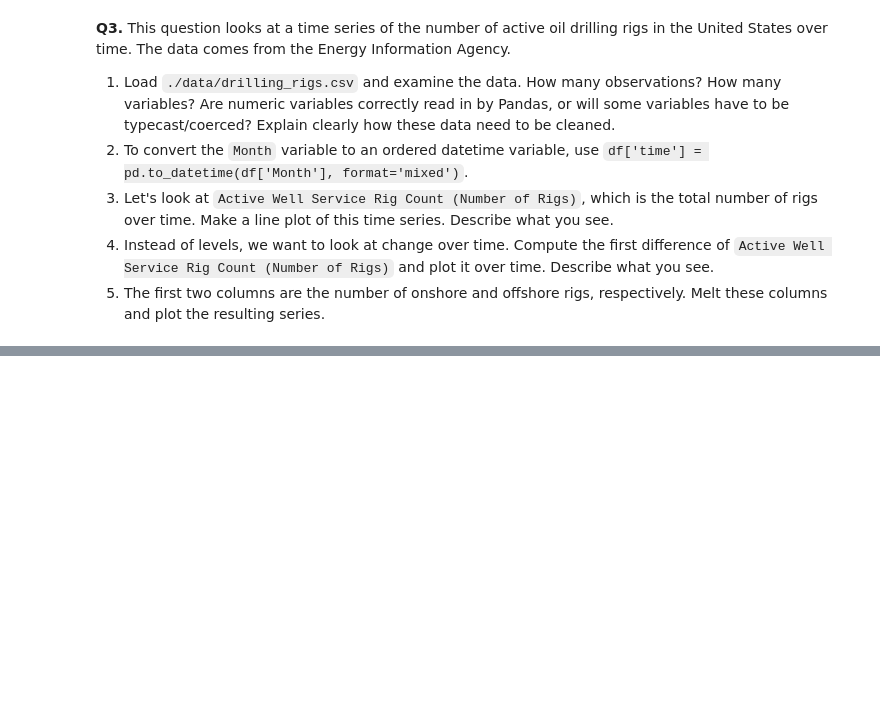
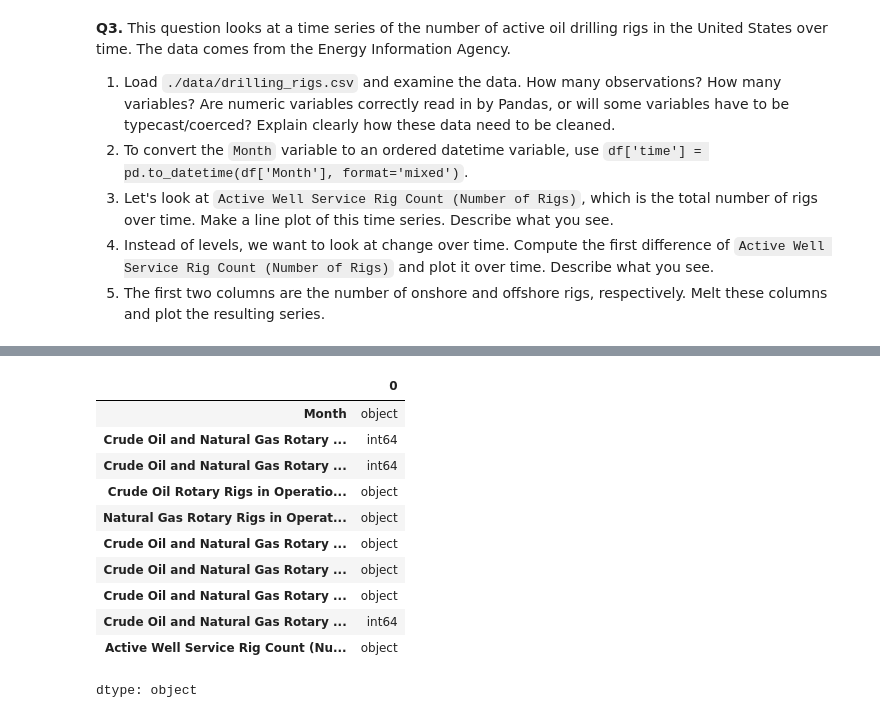
Before and after one commit to miacachion/eda_assignment, a Jupyter notebook: assignment.ipynb, the cells around one changed output, grey strips where cells are left out. Drawn from its saved outputs; the diff is of its cells as text; code cells hidden in the pictures; blank space fills up the shorter version.

```diff
--- a/assignment.ipynb
+++ b/assignment.ipynb
@@ -273,0 +290,15 @@ Entire home/apt Apartment        15669.0  213.224839   218.097834   10.0
+# %%
+df.dtypes
+# %% [output]
+|  | 0 |
+| Month | object |
+| Crude Oil and Natural Gas Rotary ... | int64 |
+| Crude Oil and Natural Gas Rotary ... | int64 |
+| Crude Oil Rotary Rigs in Operatio... | object |
+| Natural Gas Rotary Rigs in Operat... | object |
+| Crude Oil and Natural Gas Rotary ... | object |
+| Crude Oil and Natural Gas Rotary ... | object |
+| Crude Oil and Natural Gas Rotary ... | object |
+| Crude Oil and Natural Gas Rotary ... | int64 |
+| Active Well Service Rig Count (Nu... | object |
+dtype: object
```
Also changed, not shown: parts of 1 cell of this notebook.
